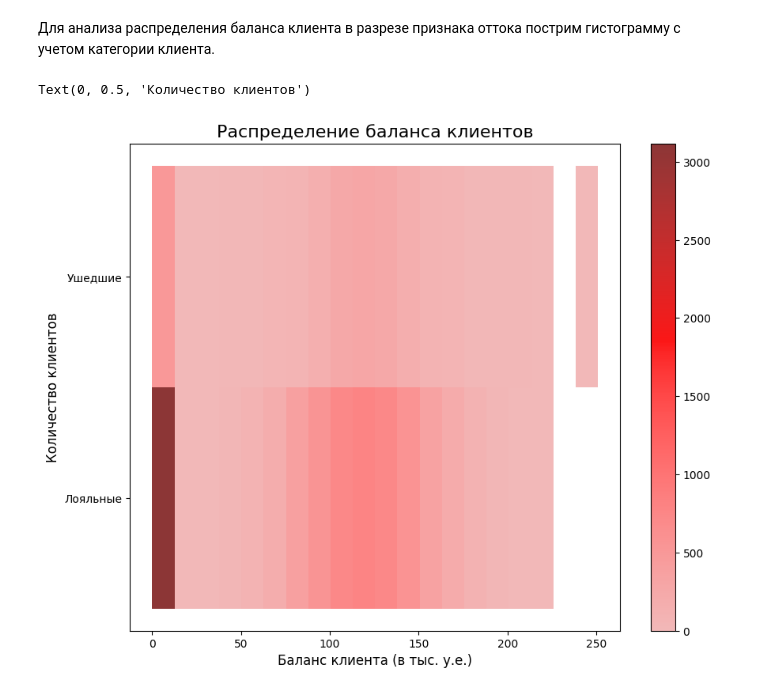
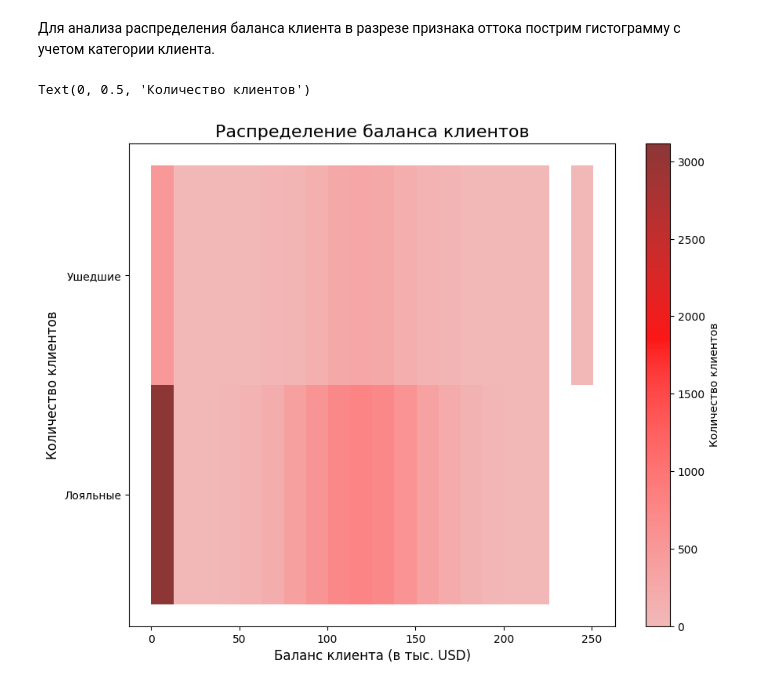
Before and after one commit to SudarickovIlya/DataCleaningProject, a Jupyter notebook: HW-2/HW-2.ipynb, the cells around one changed output. Drawn from its saved outputs; the diff is of its cells as text; code cells hidden in the pictures.

```diff
--- a/HW-2/HW-2.ipynb
+++ b/HW-2/HW-2.ipynb
@@ -98,19 +98,20 @@ Text(0, 0.5, 'Количество клиентов')
 # %%
 histogr = plt.figure(figsize=(10, 8))
 
 histogr = sns.histplot(
     churn_data,
     x=churn_data['Balance'] / 1000,
     y=churn_data['Exited'].map({1:'Ушедшие', 0:'Лояльные'}),
     bins=20,
     color='red',
-
-    cbar=True
+    cbar=True,
+    cbar_kws={'label' : 'Количество клиентов'},
+    stat='count'
 )
 
 histogr.set_title('Распределение баланса клиентов', fontsize=16)
-histogr.set_xlabel('Баланс клиента (в тыс. у.е.)', fontsize=12)
+histogr.set_xlabel('Баланс клиента (в тыс. USD)', fontsize=12)
 histogr.set_ylabel('Количество клиентов', fontsize=12)
 # %% [output]
 Text(0, 0.5, 'Количество клиентов')
-[figure, old version]
+[figure, new version]
```
Also changed, not shown: parts of 4 cells of this notebook, 1 other file.
